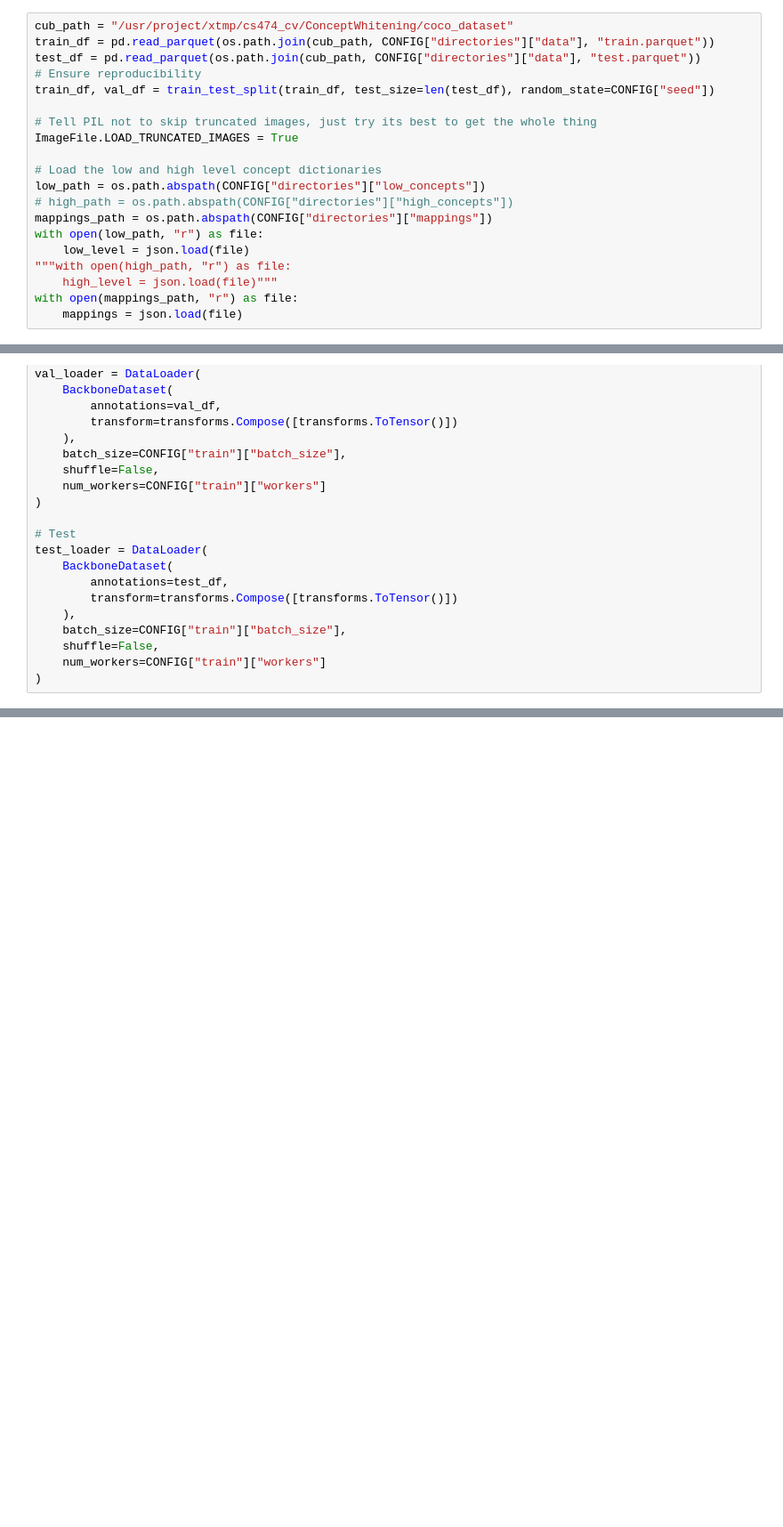
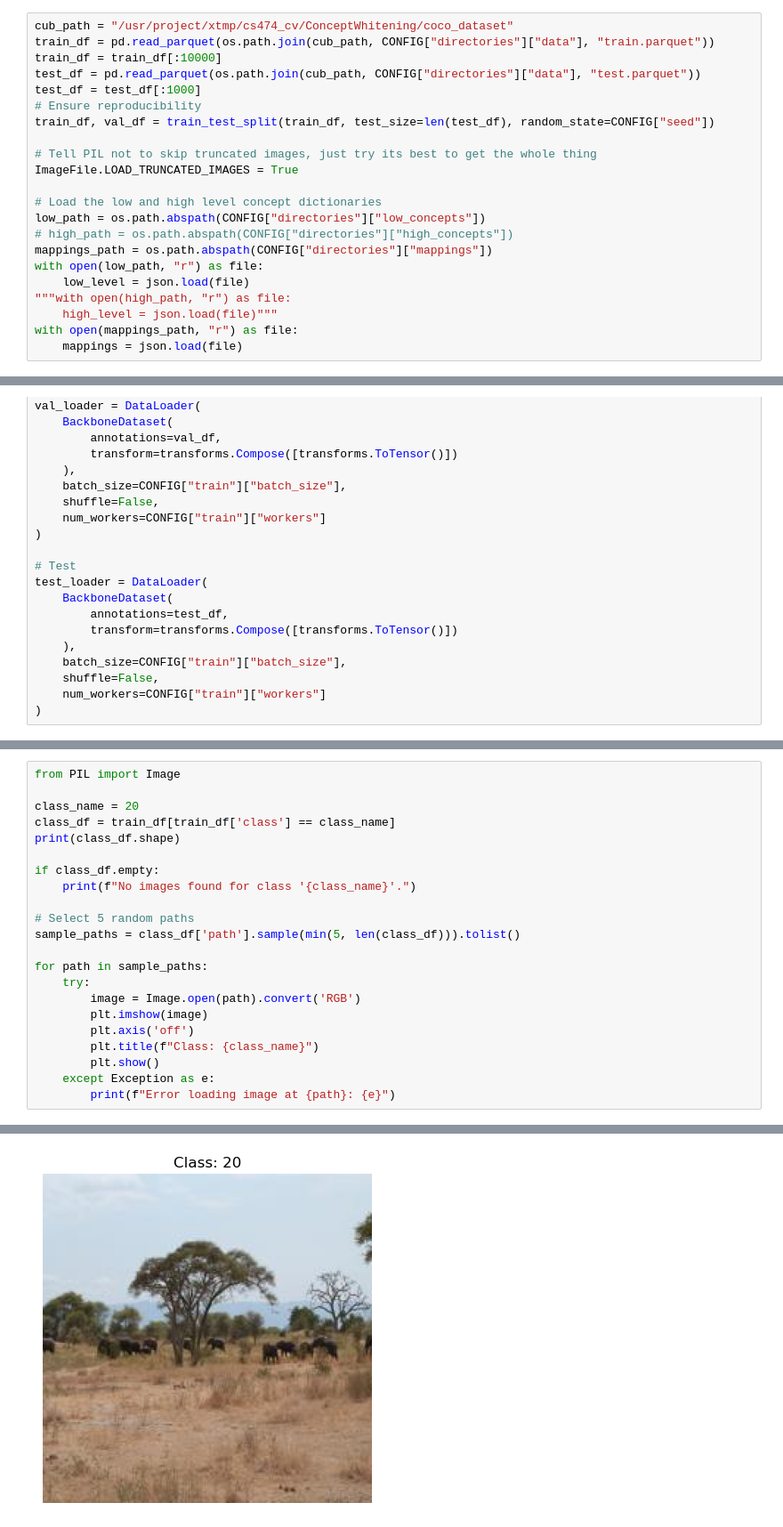
Before and after one commit to IslinaS/ConceptWhitening, a Jupyter notebook: notebooks/investigation.ipynb, the cells around one changed output, grey strips where cells are left out. Shown at 89% size. Drawn from its saved outputs; the diff is of its cells as text; blank space fills up the shorter version.

```diff
--- a/notebooks/investigation.ipynb
+++ b/notebooks/investigation.ipynb
@@ -32,7 +45,9 @@ cudnn.benchmark = True
 # %%
 cub_path = "/usr/project/xtmp/cs474_cv/ConceptWhitening/coco_dataset"
 train_df = pd.read_parquet(os.path.join(cub_path, CONFIG["directories"]["data"], "train.parquet"))
+train_df = train_df[:10000]
 test_df = pd.read_parquet(os.path.join(cub_path, CONFIG["directories"]["data"], "test.parquet"))
+test_df = test_df[:1000]
 # Ensure reproducibility
 train_df, val_df = train_test_split(train_df, test_size=len(test_df), random_state=CONFIG["seed"])
 
@@ -83,0 +130,23 @@ test_loader = DataLoader(
+# %%
+from PIL import Image
+
+class_name = 20
+class_df = train_df[train_df['class'] == class_name]
+print(class_df.shape)
+
+if class_df.empty:
+    print(f"No images found for class '{class_name}'.")
+
+# Select 5 random paths
+sample_paths = class_df['path'].sample(min(5, len(class_df))).tolist()
+
+for path in sample_paths:
+    try:
+        image = Image.open(path).convert('RGB')
+        plt.imshow(image)
+        plt.axis('off')
+        plt.title(f"Class: {class_name}")
+        plt.show()
+    except Exception as e:
+        print(f"Error loading image at {path}: {e}")
+# %% [output]
@@ -83,0 +154 @@ test_loader = DataLoader(
+[figure, added]
```
Also changed, not shown: parts of 11 cells of this notebook, 2 other files.
